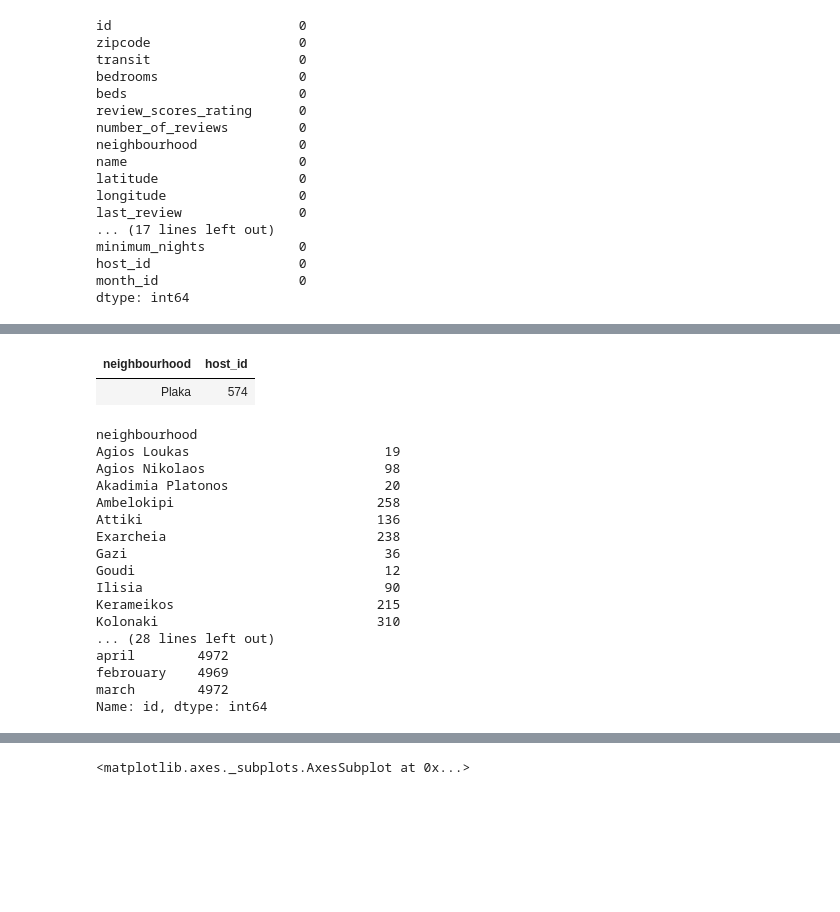
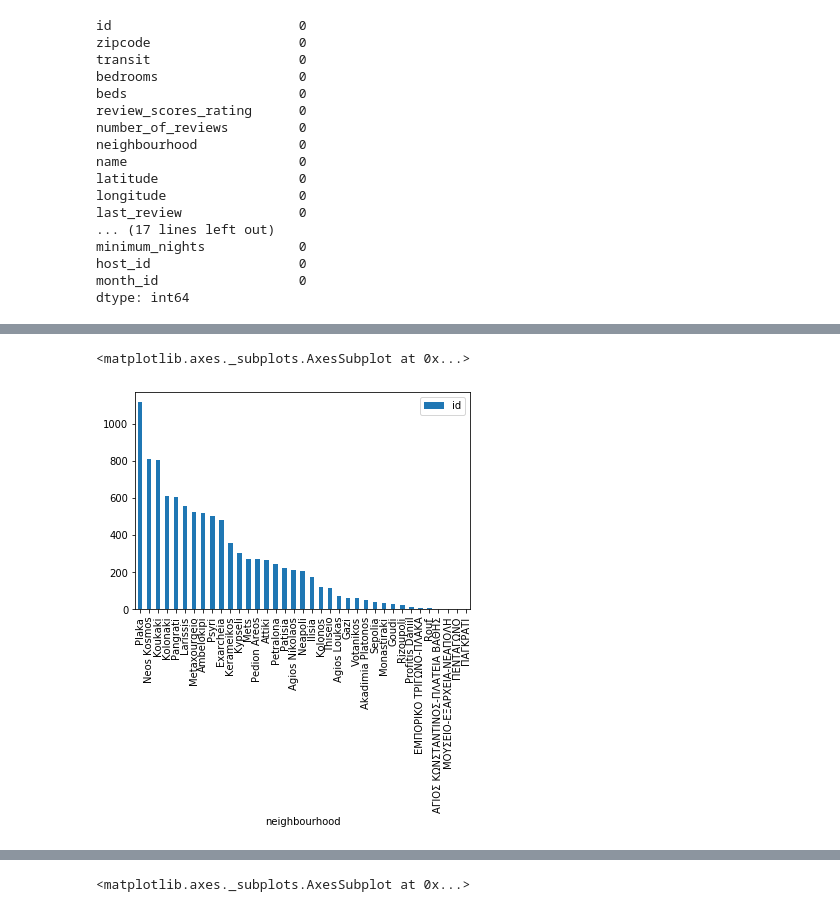
Before and after one commit to Myrto-Iglezou/Airbnb-Data-Analysis-, a Jupyter notebook: dm_project_1.ipynb, the cells around one changed output, grey strips where cells are left out. Drawn from its saved outputs; the diff is of its cells as text; code cells hidden in the pictures; blank space fills up the shorter version.

```diff
--- a/dm_project_1.ipynb
+++ b/dm_project_1.ipynb
@@ -114,34 +111,6 @@ temp.head(5).style.hide_index()
 # %%
 #4
-df.groupby(by='neighbourhood',as_index=False).agg({'host_id':'nunique'}).sort_values(['host_id'],ascending=False,ignore_index=True).head(1).style.hide_index()
+df.groupby(by='neighbourhood',as_index=False).agg({'id':'nunique'}).sort_values(['id'],ascending=False,ignore_index=True).plot.bar(x='neighbourhood')
 # %% [output]
-| neighbourhood | host_id |
-| Plaka | 574 |
+<matplotlib.axes._subplots.AxesSubplot at 0x...>
+[figure, added]
-# %%
-#5
-temp = df.groupby('neighbourhood').nunique()
-temp = temp['id']
-print(temp)
-print('\n')
-
-temp = df.groupby('month_id').nunique()
-temp = temp['id']
-print(temp)
-# %% [output]
-neighbourhood
-Agios Loukas                         19
-Agios Nikolaos                       98
-Akadimia Platonos                    20
-Ambelokipi                          258
-Attiki                              136
-Exarcheia                           238
-Gazi                                 36
-Goudi                                12
-Ilisia                               90
-Kerameikos                          215
-Kolonaki                            310
-... (28 lines left out)
-april        4972
-febrouary    4969
-march        4972
-Name: id, dtype: int64
```
Also changed, not shown: parts of 14 cells of this notebook, 1 other file.
